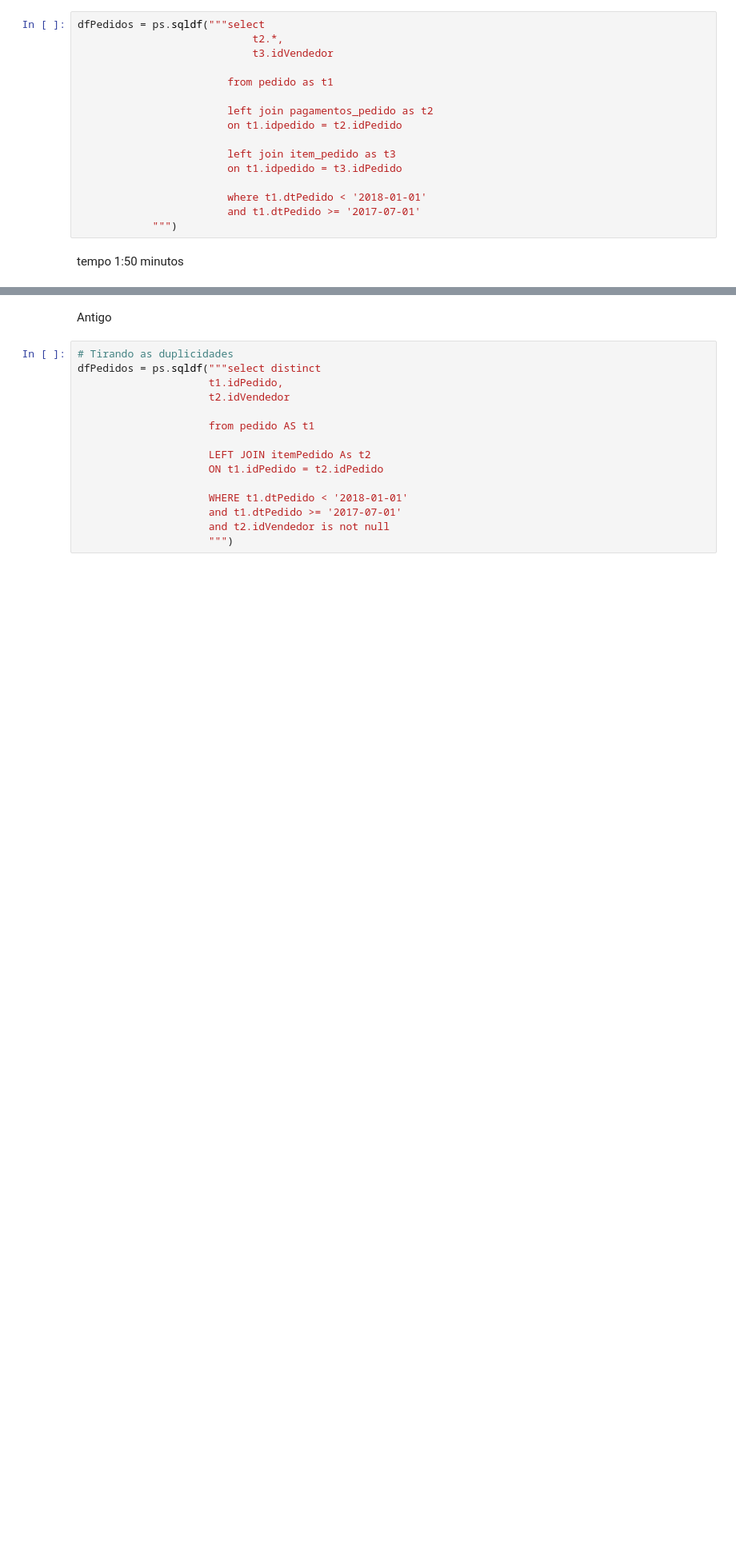
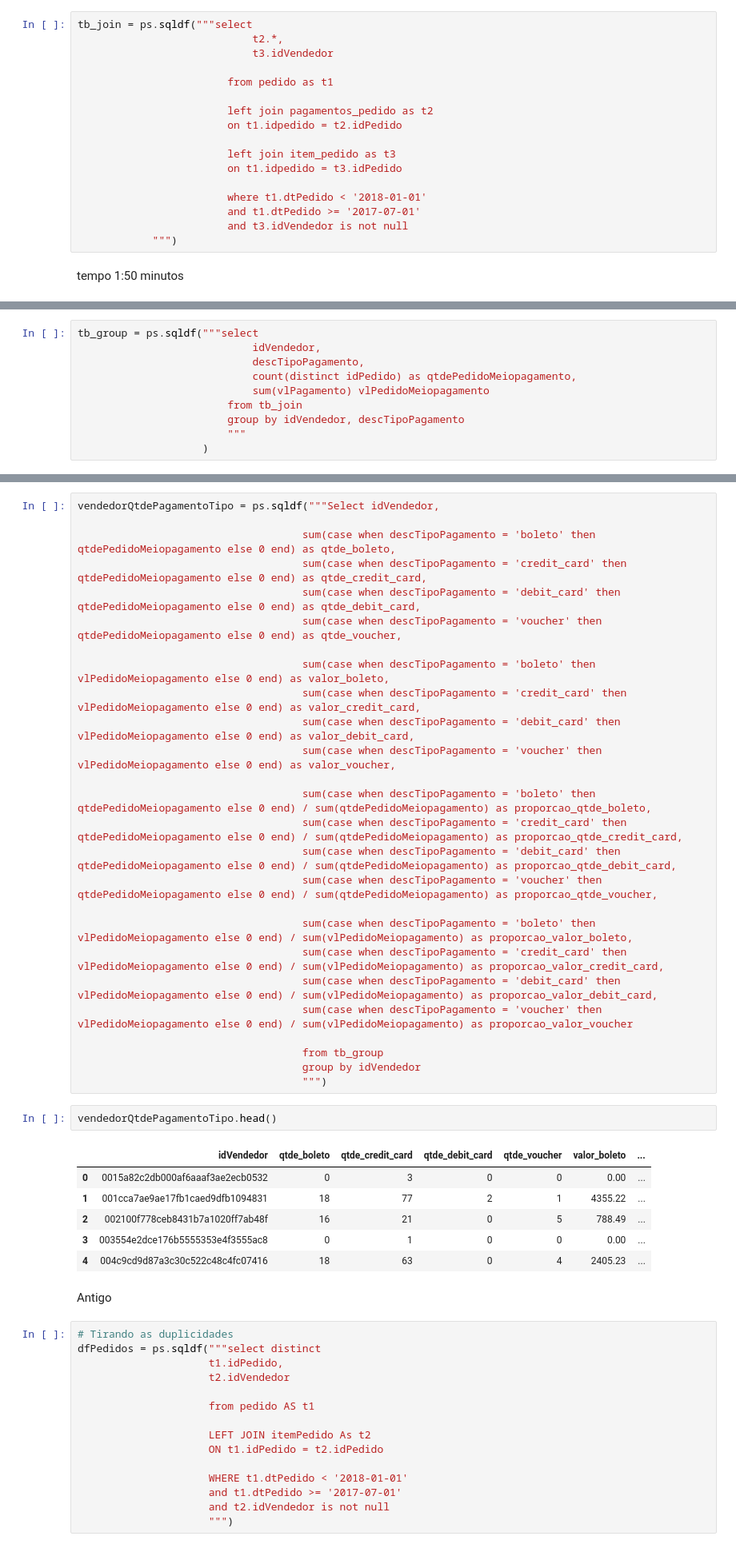
Before and after one commit to eduardo-almeida/portfolio, a Jupyter notebook: Machine Learning - Teo Calvo/ETL.ipynb, the cells around one changed output, grey strips where cells are left out. Shown at 80% size. Saved outputs shown, nothing was run; the diff lists cells and outputs as text; blank space fills up the shorter version.

```diff
--- a/Machine Learning - Teo Calvo/ETL.ipynb
+++ b/Machine Learning - Teo Calvo/ETL.ipynb
@@ -208,7 +232,7 @@ ps.sqldf("select * from item_pedido")
 | 112649 | fffe41c64501cc87c801fd61db3f6244 | 1 | 350688d9dc1e75ff97be326363655e01 | f7ccf836d21b2fb1de37564105216cc1 | 2018-06-12 17:10:13 | 43.00 | 12.79 |
 112650 rows × 7 columns
 # %%
-dfPedidos = ps.sqldf("""select
+tb_join = ps.sqldf("""select
                             t2.*,
                             t3.idVendedor
 
@@ -222,6 +246,7 @@ dfPedidos = ps.sqldf("""select
 
                         where t1.dtPedido < '2018-01-01'
                         and t1.dtPedido >= '2017-07-01'
+                        and t3.idVendedor is not null
             """)
 # %% [markdown]
 tempo 1:50 minutos
@@ -227,0 +262,10 @@ tempo 1:50 minutos
+# %%
+tb_group = ps.sqldf("""select
+                            idVendedor,
+                            descTipoPagamento,
+                            count(distinct idPedido) as qtdePedidoMeiopagamento,
+                            sum(vlPagamento) vlPedidoMeiopagamento
+                        from tb_join
+                        group by idVendedor, descTipoPagamento
+                        """
+                    )
@@ -228,3 +292,38 @@ tempo 1:50 minutos
+# %%
+vendedorQtdePagamentoTipo = ps.sqldf("""Select idVendedor,
+
+                                    sum(case when descTipoPagamento = 'boleto' then qtdePedidoMeiopagamento else 0 end) as qtde_boleto,
+                                    sum(case when descTipoPagamento = 'credit_card' then qtdePedidoMeiopagamento else 0 end) as qtde_credit_card,
+                                    sum(case when descTipoPagamento = 'debit_card' then qtdePedidoMeiopagamento else 0 end) as qtde_debit_card,
+                                    sum(case when descTipoPagamento = 'voucher' then qtdePedidoMeiopagamento else 0 end) as qtde_voucher,
+
+                                    sum(case when descTipoPagamento = 'boleto' then vlPedidoMeiopagamento else 0 end) as valor_boleto,
+                                    sum(case when descTipoPagamento = 'credit_card' then vlPedidoMeiopagamento else 0 end) as valor_credit_card,
+                                    sum(case when descTipoPagamento = 'debit_card' then vlPedidoMeiopagamento else 0 end) as valor_debit_card,
+                                    sum(case when descTipoPagamento = 'voucher' then vlPedidoMeiopagamento else 0 end) as valor_voucher,
+
+                                    sum(case when descTipoPagamento = 'boleto' then qtdePedidoMeiopagamento else 0 end) / sum(qtdePedidoMeiopagamento) as proporcao_qtde_boleto,
+                                    sum(case when descTipoPagamento = 'credit_card' then qtdePedidoMeiopagamento else 0 end) / sum(qtdePedidoMeiopagamento) as proporcao_qtde_credit_card,
+                                    sum(case when descTipoPagamento = 'debit_card' then qtdePedidoMeiopagamento else 0 end) / sum(qtdePedidoMeiopagamento) as proporcao_qtde_debit_card,
+                                    sum(case when descTipoPagamento = 'voucher' then qtdePedidoMeiopagamento else 0 end) / sum(qtdePedidoMeiopagamento) as proporcao_qtde_voucher,
+
+                                    sum(case when descTipoPagamento = 'boleto' then vlPedidoMeiopagamento else 0 end) / sum(vlPedidoMeiopagamento) as proporcao_valor_boleto,
+                                    sum(case when descTipoPagamento = 'credit_card' then vlPedidoMeiopagamento else 0 end) / sum(vlPedidoMeiopagamento) as proporcao_valor_credit_card,
+                                    sum(case when descTipoPagamento = 'debit_card' then vlPedidoMeiopagamento else 0 end) / sum(vlPedidoMeiopagamento) as proporcao_valor_debit_card,
+                                    sum(case when descTipoPagamento = 'voucher' then vlPedidoMeiopagamento else 0 end) / sum(vlPedidoMeiopagamento) as proporcao_valor_voucher
+
+                                    from tb_group
+                                    group by idVendedor
+                                    """)
+# %%
+vendedorQtdePagamentoTipo.head()
+# %% [output]
+|  | idVendedor | qtde_boleto | qtde_credit_card | qtde_debit_card | qtde_voucher | valor_boleto | ... |
+| 0 | 0015a82c2db000af6aaaf3ae2ecb0532 | 0 | 3 | 0 | 0 | 0.00 | ... |
+| 1 | 001cca7ae9ae17fb1caed9dfb1094831 | 18 | 77 | 2 | 1 | 4355.22 | ... |
+| 2 | 002100f778ceb8431b7a1020ff7ab48f | 16 | 21 | 0 | 5 | 788.49 | ... |
+| 3 | 003554e2dce176b5555353e4f3555ac8 | 0 | 1 | 0 | 0 | 0.00 | ... |
+| 4 | 004c9cd9d87a3c30c522c48c4fc07416 | 18 | 63 | 0 | 4 | 2405.23 | ... |
 # %% [markdown]
 Antigo
 # %%
```
Also changed, not shown: parts of 6 cells of this notebook.
